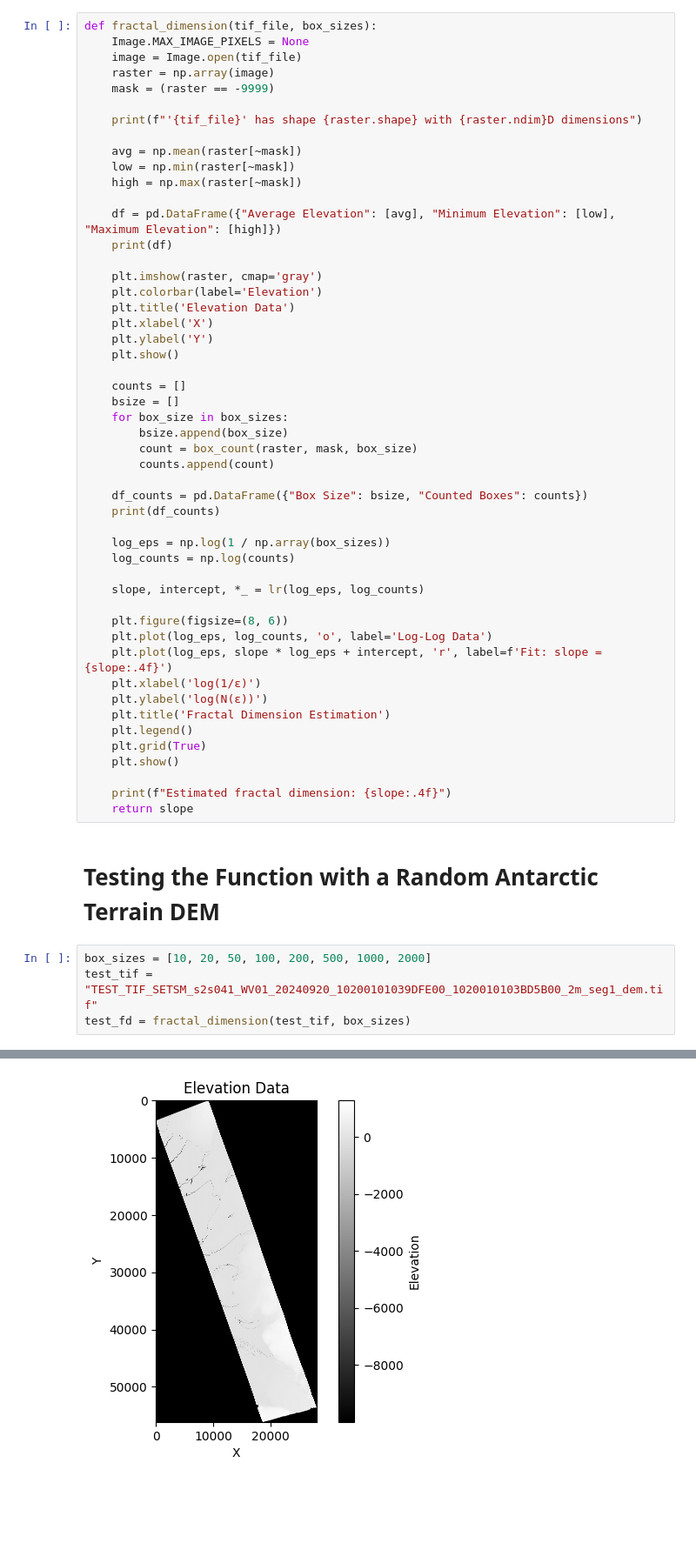
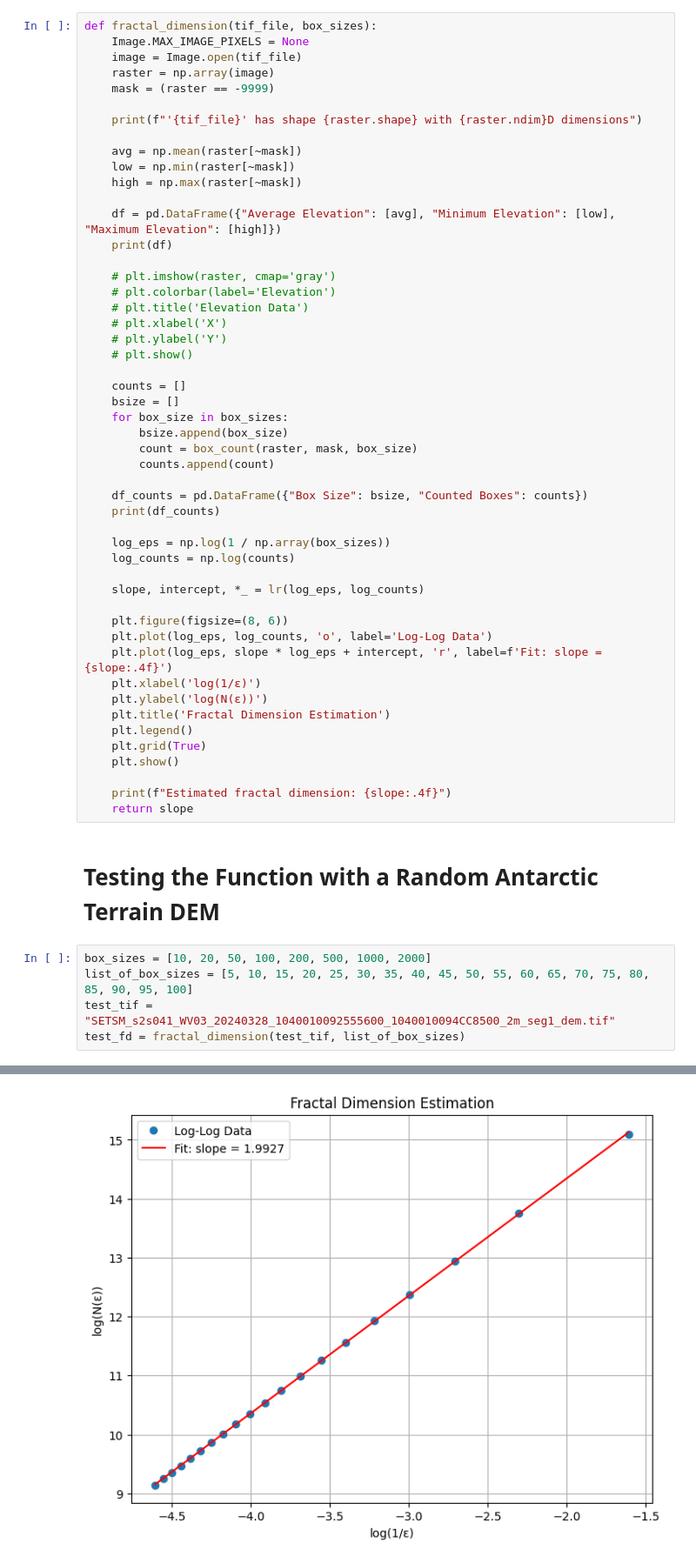
Before and after one commit to Hassoonu/2025-SROP-MSI-Alliance-REU, a Jupyter notebook: pre-group work/new_code_arctic.ipynb, the cells around one changed output, grey strips where cells are left out. Shown at 87% size. Drawn from its saved outputs; the diff is of its cells as text; blank space fills up the shorter version.

```diff
--- a/pre-group work/new_code_arctic.ipynb
+++ b/pre-group work/new_code_arctic.ipynb
@@ -85,12 +85,12 @@ def fractal_dimension(tif_file, box_sizes):
     df = pd.DataFrame({"Average Elevation": [avg], "Minimum Elevation": [low], "Maximum Elevation": [high]})
     print(df)
 
-    plt.imshow(raster, cmap='gray')
-    plt.colorbar(label='Elevation')
-    plt.title('Elevation Data')
-    plt.xlabel('X')
-    plt.ylabel('Y')
-    plt.show()
+    # plt.imshow(raster, cmap='gray')
+    # plt.colorbar(label='Elevation')
+    # plt.title('Elevation Data')
+    # plt.xlabel('X')
+    # plt.ylabel('Y')
+    # plt.show()
 
     counts = []
     bsize = []
@@ -123,6 +123,7 @@ def fractal_dimension(tif_file, box_sizes):
 # Testing the Function with a Random Antarctic Terrain DEM
 # %%
 box_sizes = [10, 20, 50, 100, 200, 500, 1000, 2000]
-test_tif = "TEST_TIF_SETSM_s2s041_WV01_20240920_10200101039DFE00_1020010103BD5B00_2m_seg1_dem.tif"
-test_fd = fractal_dimension(test_tif, box_sizes)
+list_of_box_sizes = [5, 10, 15, 20, 25, 30, 35, 40, 45, 50, 55, 60, 65, 70, 75, 80, 85, 90, 95, 100]
+test_tif = "SETSM_s2s041_WV03_20240328_1040010092555600_1040010094CC8500_2m_seg1_dem.tif"
+test_fd = fractal_dimension(test_tif, list_of_box_sizes)
 # %% [output]
@@ -132 +147 @@ test_fd = fractal_dimension(test_tif, box_sizes)
-[figure, old version]
+[figure, new version]
```
Also changed, not shown: parts of 1 cell of this notebook, 4 other files.
